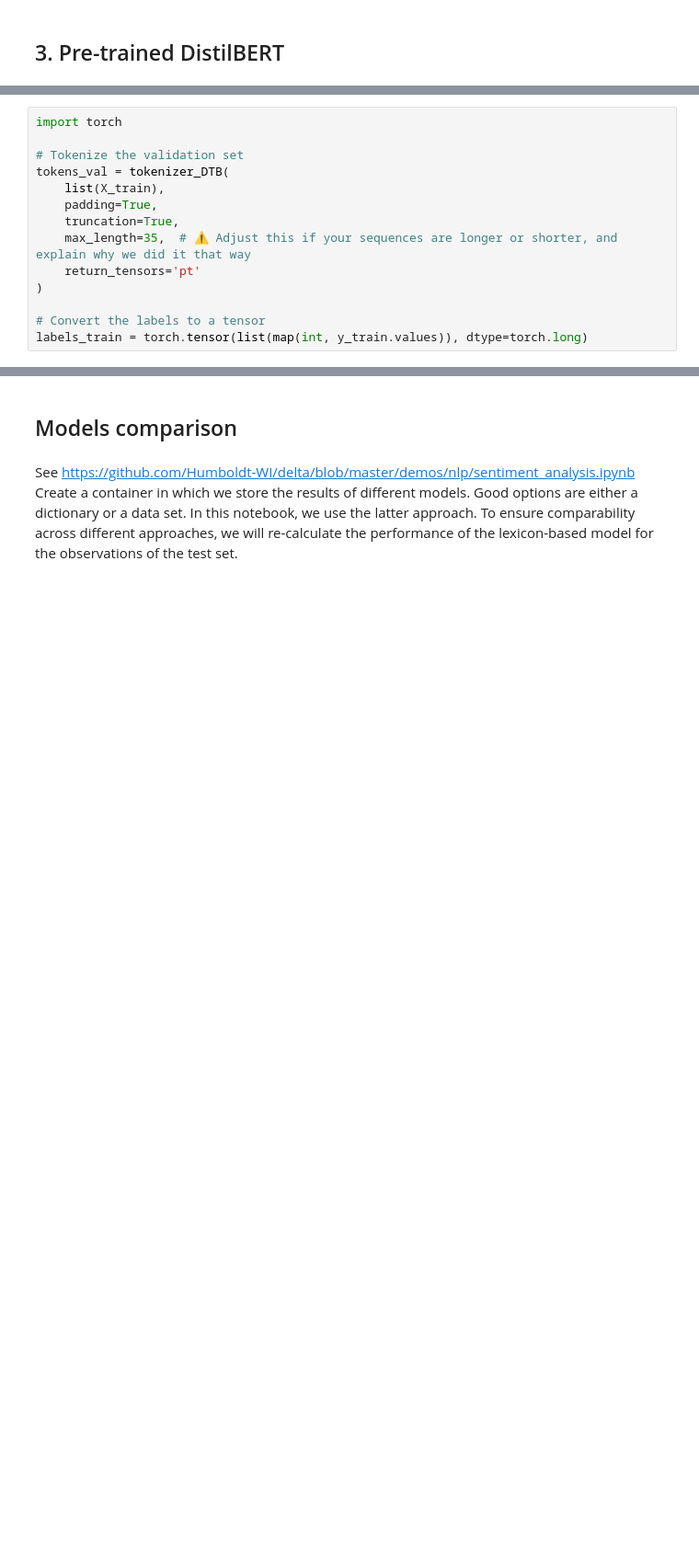
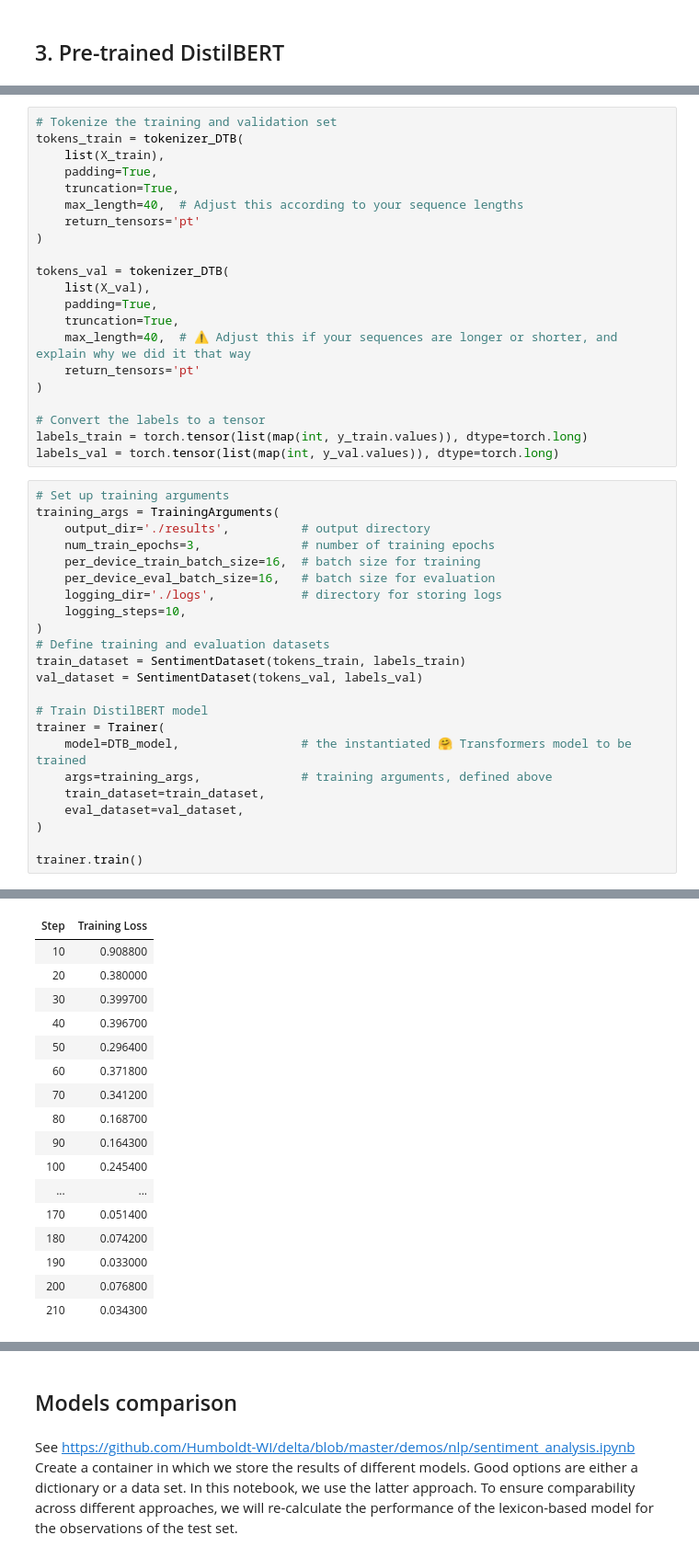
Before and after one commit to yashchougule19/DELTA_Element3, a Jupyter notebook: 3.4.ipynb, the cells around one changed output, grey strips where cells are left out. Shown at 92% size. Saved outputs shown, nothing was run; the diff lists cells and outputs as text; blank space fills up the shorter version.

Commit message:
All models complete

```diff
--- a/3.4.ipynb
+++ b/3.4.ipynb
@@ -721,16 +787,47 @@ DTB_model = DistilBertForSequenceClassification.from_pretrained('distilbert-base
 # Alternatively, use a pipeline for easier handling
 sentiment_analysis = pipeline("sentiment-analysis", model=DTB_model, tokenizer=tokenizer_DTB)
 # %%
-import torch
-
-# Tokenize the validation set
-tokens_val = tokenizer_DTB(
+# Tokenize the training and validation set
+tokens_train = tokenizer_DTB(
     list(X_train),
     padding=True,
     truncation=True,
-    max_length=35,  # ⚠️ Adjust this if your sequences are longer or shorter, and explain why we did it that way
+    max_length=40,  # Adjust this according to your sequence lengths
+    return_tensors='pt'
+)
+
+tokens_val = tokenizer_DTB(
+    list(X_val),
+    padding=True,
+    truncation=True,
+    max_length=40,  # ⚠️ Adjust this if your sequences are longer or shorter, and explain why we did it that way
     return_tensors='pt'
 )
 
 # Convert the labels to a tensor
 labels_train = torch.tensor(list(map(int, y_train.values)), dtype=torch.long)
+labels_val = torch.tensor(list(map(int, y_val.values)), dtype=torch.long)
+# %%
+# Set up training arguments
+training_args = TrainingArguments(
+    output_dir='./results',          # output directory
+    num_train_epochs=3,              # number of training epochs
+    per_device_train_batch_size=16,  # batch size for training
+    per_device_eval_batch_size=16,   # batch size for evaluation
+    logging_dir='./logs',            # directory for storing logs
+    logging_steps=10,
+)
+# Define training and evaluation datasets
+train_dataset = SentimentDataset(tokens_train, labels_train)
+val_dataset = SentimentDataset(tokens_val, labels_val)
+
+# Train DistilBERT model
+trainer = Trainer(
+    model=DTB_model,                 # the instantiated 🤗 Transformers model to be trained
+    args=training_args,              # training arguments, defined above
+    train_dataset=train_dataset,
+    eval_dataset=val_dataset,
+)
+
+trainer.train()
+# %% [output]
@@ -736,0 +835,17 @@ labels_train = torch.tensor(list(map(int, y_train.values)), dtype=torch.long)
+| Step | Training Loss |
+| 10 | 0.908800 |
+| 20 | 0.380000 |
+| 30 | 0.399700 |
+| 40 | 0.396700 |
+| 50 | 0.296400 |
+| 60 | 0.371800 |
+| 70 | 0.341200 |
+| 80 | 0.168700 |
+| 90 | 0.164300 |
+| 100 | 0.245400 |
+| ... | ... |
+| 170 | 0.051400 |
+| 180 | 0.074200 |
+| 190 | 0.033000 |
+| 200 | 0.076800 |
+| 210 | 0.034300 |
```
Also changed, not shown: parts of 30 cells of this notebook.
